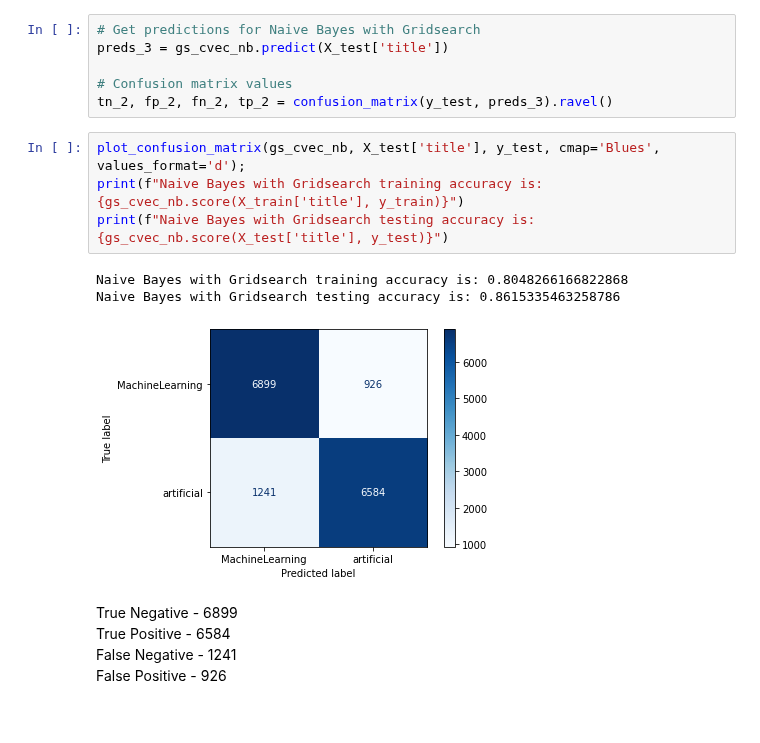
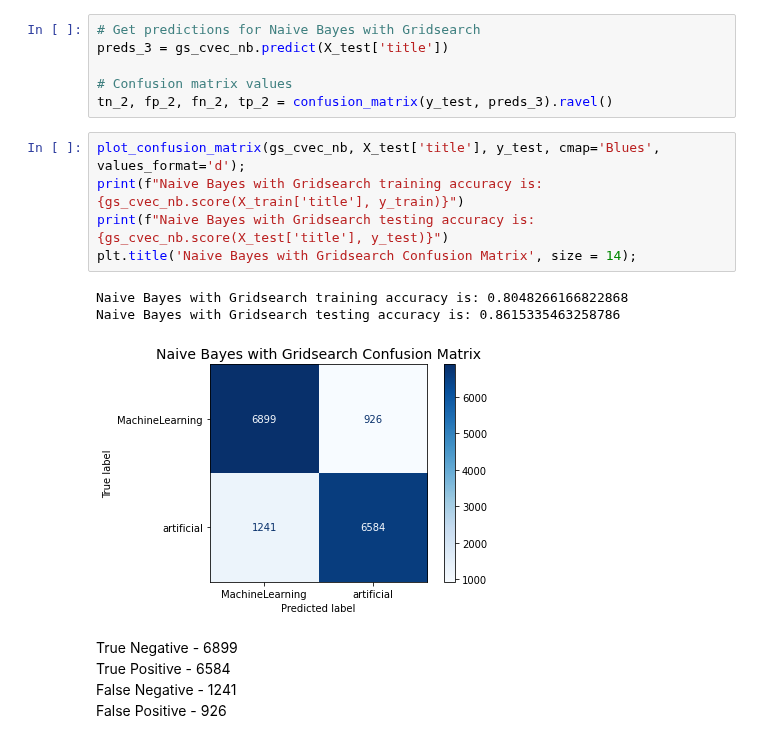
Before and after one commit to amcurley/GA_projects, a Jupyter notebook: Projects/project_3-master/code/03_title_only_lr_nb.ipynb, the cells around one changed output. Drawn from its saved outputs; the diff is of its cells as text.

```diff
--- a/Projects/project_3-master/code/03_title_only_lr_nb.ipynb
+++ b/Projects/project_3-master/code/03_title_only_lr_nb.ipynb
@@ -572,11 +557,12 @@ tn_2, fp_2, fn_2, tp_2 = confusion_matrix(y_test, preds_3).ravel()
 # %%
 plot_confusion_matrix(gs_cvec_nb, X_test['title'], y_test, cmap='Blues', values_format='d');
 print(f"Naive Bayes with Gridsearch training accuracy is: {gs_cvec_nb.score(X_train['title'], y_train)}")
 print(f"Naive Bayes with Gridsearch testing accuracy is: {gs_cvec_nb.score(X_test['title'], y_test)}")
+plt.title('Naive Bayes with Gridsearch Confusion Matrix', size = 14);
 # %% [output]
 Naive Bayes with Gridsearch training accuracy is: 0.8048266166822868
 Naive Bayes with Gridsearch testing accuracy is: 0.8615335463258786
-[figure, old version]
+[figure, new version]
 # %% [markdown]
 True Negative - 6899
 True Positive - 6584
```
Also changed, not shown: parts of 8 cells of this notebook, 3 other files.
